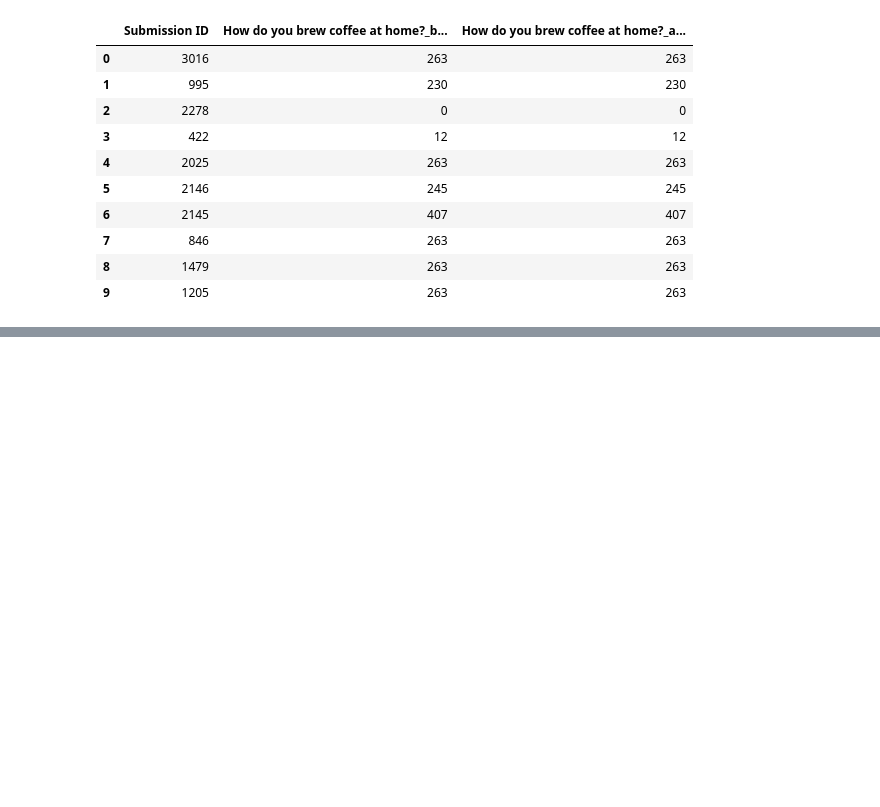
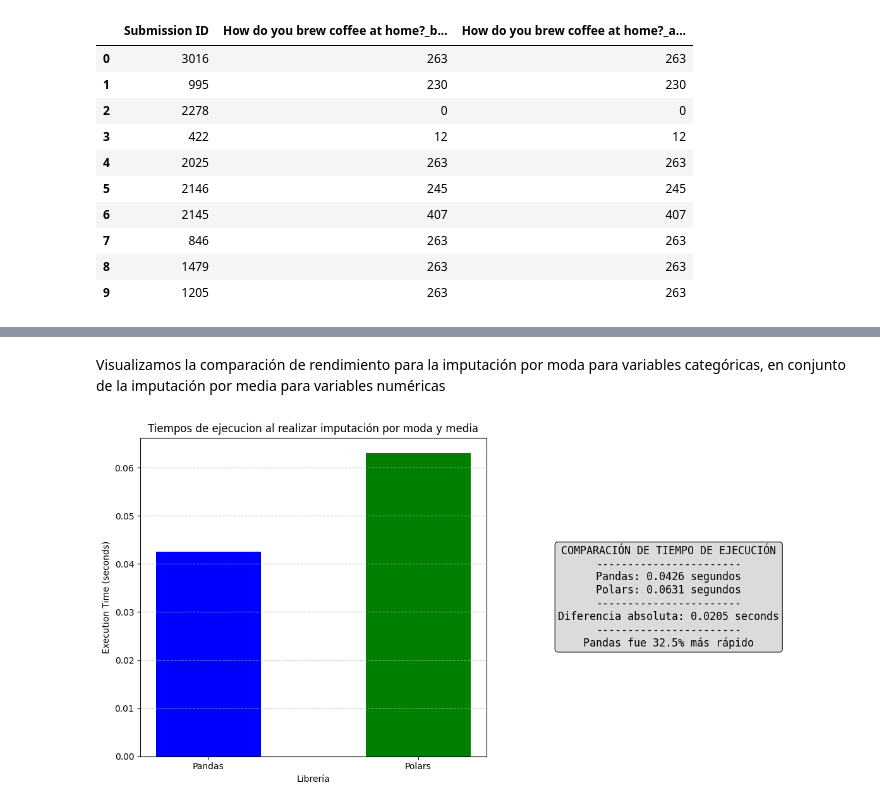
Before and after one commit to gabrielbr19/curso-ml, a Jupyter notebook: tarea1/tarea1_aprendizaje_automatico.ipynb, the cells around one changed output, grey strips where cells are left out. Saved outputs shown, nothing was run; the diff lists cells and outputs as text; code cells hidden in the pictures; blank space fills up the shorter version.

```diff
--- a/tarea1/tarea1_aprendizaje_automatico.ipynb
+++ b/tarea1/tarea1_aprendizaje_automatico.ipynb
@@ -699,0 +864,13 @@ categories_difference_brew_coffee.head(10)
+# %%
+elapsed_time = 0.0
+pandas_mean_mode_imputation = None
+for i in range(100):
+    start_time = time.time()
+
+    pandas_mean_mode_imputation = imputate_by_mean(imputate_categoricals_by_mode(high_null_columns_removed))
+
+    end_time = time.time()
+    elapsed_time += end_time - start_time
+
+pandas_mode_and_mean_imputation_time = elapsed_time / 100
+print("Tiempo de ejecución promedio: ", pandas_mode_and_mean_imputation_time, " segundos")
@@ -699,0 +912,15 @@ categories_difference_brew_coffee.head(10)
+# %%
+elapsed_time = 0.0
+polars_mean_mode_imputation = None
+for i in range(100):
+    start_time = time.time()
+
+    polars_mean_mode_imputation = polars_imputate_by_mean(polars_imputate_categoricals_by_mode(polars_high_null_columns_removed))
+
+    end_time = time.time()
+    elapsed_time += end_time - start_time
+
+
+print(polars_mean_mode_imputation.describe())
+polars_mode_and_mean_imputation_time = elapsed_time / 100
+print("Tiempo de ejecución: ", polars_mode_and_mean_imputation_time, " segundos")
@@ -699,0 +1155,6 @@ categories_difference_brew_coffee.head(10)
+# %% [markdown]
+Visualizamos la comparación de rendimiento para la imputación por moda para variables categóricas, en conjunto de la imputación por media para variables numéricas
+# %%
+compare_execution_time_graph(pandas_mode_and_mean_imputation_time, polars_mode_and_mean_imputation_time, "Tiempos de ejecucion al realizar imputación por moda y media")
+# %% [output]
+[figure, added]
```
Also changed, not shown: parts of 55 cells of this notebook.
